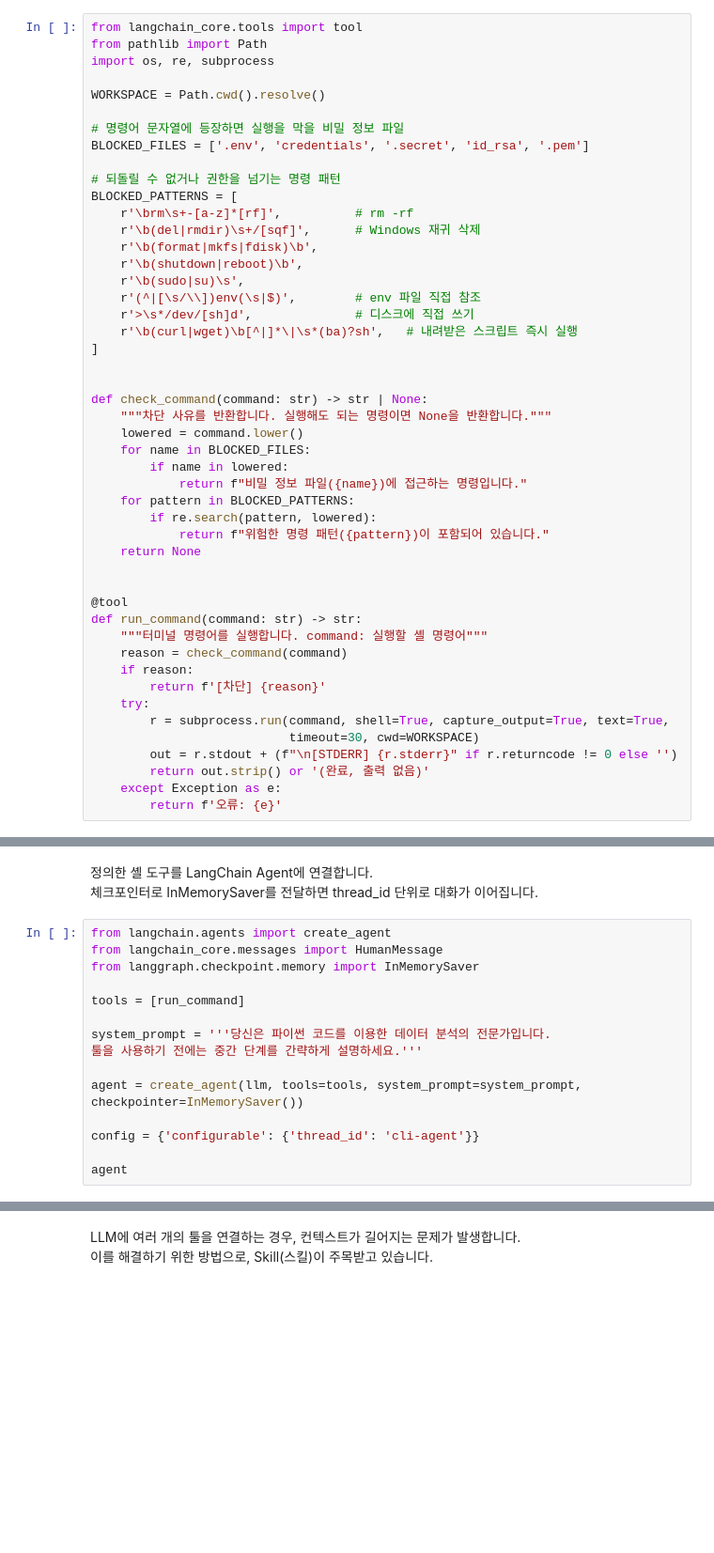
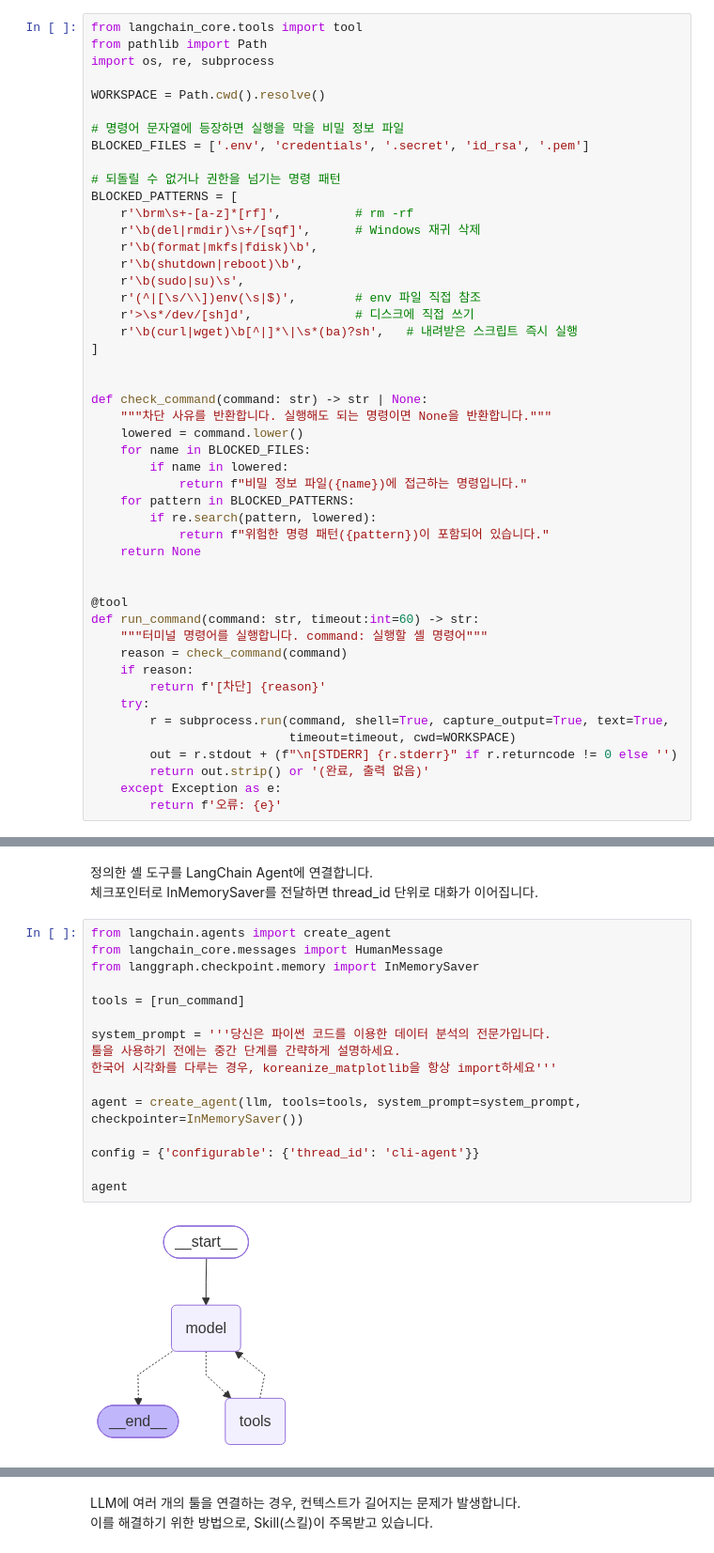
Before and after one commit to kdkim2000/RAG2026, a Jupyter notebook: [실습]_9_Code_Interpreter를_이용한_데이터_시각화와_Skill.ipynb, the cells around one changed output, grey strips where cells are left out. Shown at 94% size. Saved outputs shown, nothing was run; the diff lists cells and outputs as text; blank space fills up the shorter version.

```diff
--- a/[실습]_9_Code_Interpreter를_이용한_데이터_시각화와_Skill.ipynb
+++ b/[실습]_9_Code_Interpreter를_이용한_데이터_시각화와_Skill.ipynb
@@ -76,14 +81,14 @@ def check_command(command: str) -> str | None:
 
 
 @tool
-def run_command(command: str) -> str:
+def run_command(command: str, timeout:int=60) -> str:
     """터미널 명령어를 실행합니다. command: 실행할 셸 명령어"""
     reason = check_command(command)
     if reason:
         return f'[차단] {reason}'
     try:
         r = subprocess.run(command, shell=True, capture_output=True, text=True,
-                           timeout=30, cwd=WORKSPACE)
+                           timeout=timeout, cwd=WORKSPACE)
         out = r.stdout + (f"\n[STDERR] {r.stderr}" if r.returncode != 0 else '')
         return out.strip() or '(완료, 출력 없음)'
     except Exception as e:
@@ -106,18 +122,21 @@ df.head()
 # %%
 from langchain.agents import create_agent
 from langchain_core.messages import HumanMessage
 from langgraph.checkpoint.memory import InMemorySaver
 
 tools = [run_command]
 
 system_prompt = '''당신은 파이썬 코드를 이용한 데이터 분석의 전문가입니다.
-툴을 사용하기 전에는 중간 단계를 간략하게 설명하세요.'''
+툴을 사용하기 전에는 중간 단계를 간략하게 설명하세요.
+한국어 시각화를 다루는 경우, koreanize_matplotlib을 항상 import하세요'''
 
 agent = create_agent(llm, tools=tools, system_prompt=system_prompt, checkpointer=InMemorySaver())
 
 config = {'configurable': {'thread_id': 'cli-agent'}}
 
 agent
+# %% [output]
+[figure, added]
 # %%
 question = "파일의 위치가 ./sample_data.csv 이다. 이 파일의 제품별 판매량을 비교하여 result.png에 시각화해줘."
 
```
Also changed, not shown: parts of 17 cells of this notebook.
